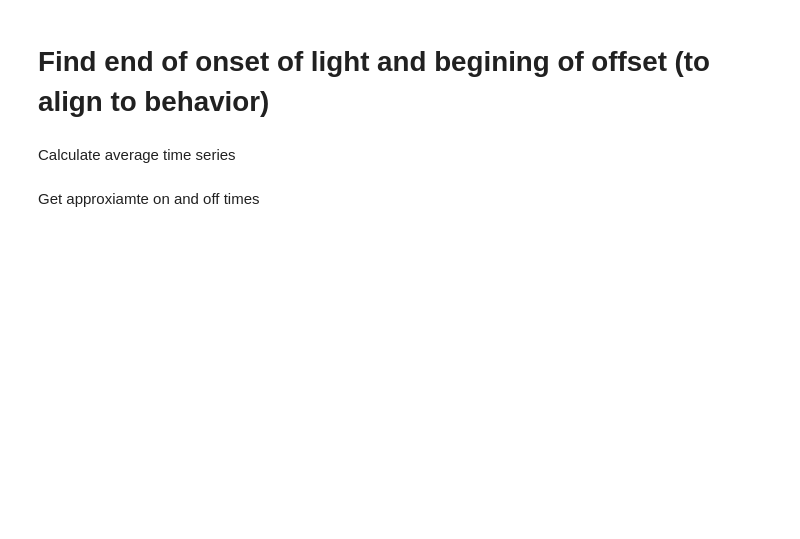
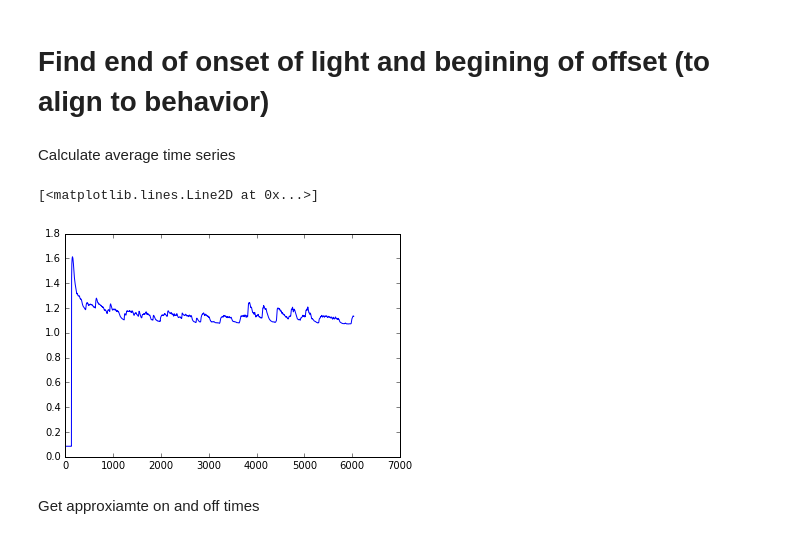
Before and after one commit to sophie63/FlyLFM, a Jupyter notebook: Notebooks/tifftonii/Tiff2niiV2.ipynb, the cells around one changed output. Cells and saved outputs as stored; diff of their text form; code cells hidden in the pictures; blank space fills up the shorter version.

```diff
--- a/Notebooks/tifftonii/Tiff2niiV2.ipynb
+++ b/Notebooks/tifftonii/Tiff2niiV2.ipynb
@@ -57,6 +57,11 @@ Calculate average time series
 # %%
 M=np.mean(np.mean(np.mean(data,0),0),0)
 Mav=M.mean()
+# %%
+plt.plot(M)
+# %% [output]
+[<matplotlib.lines.Line2D at 0x...>]
+[figure, added]
 # %% [markdown]
 Get approxiamte on and off times
 # %%
```
Also changed, not shown: parts of 17 cells of this notebook, 9 other files.
